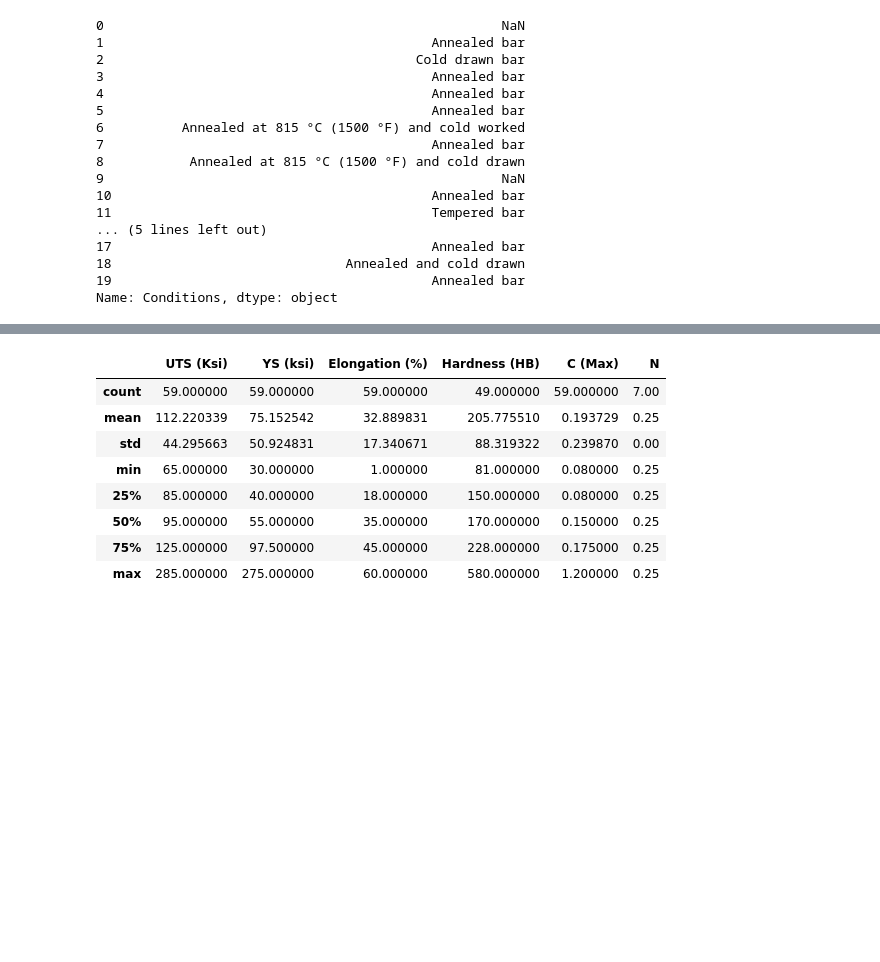
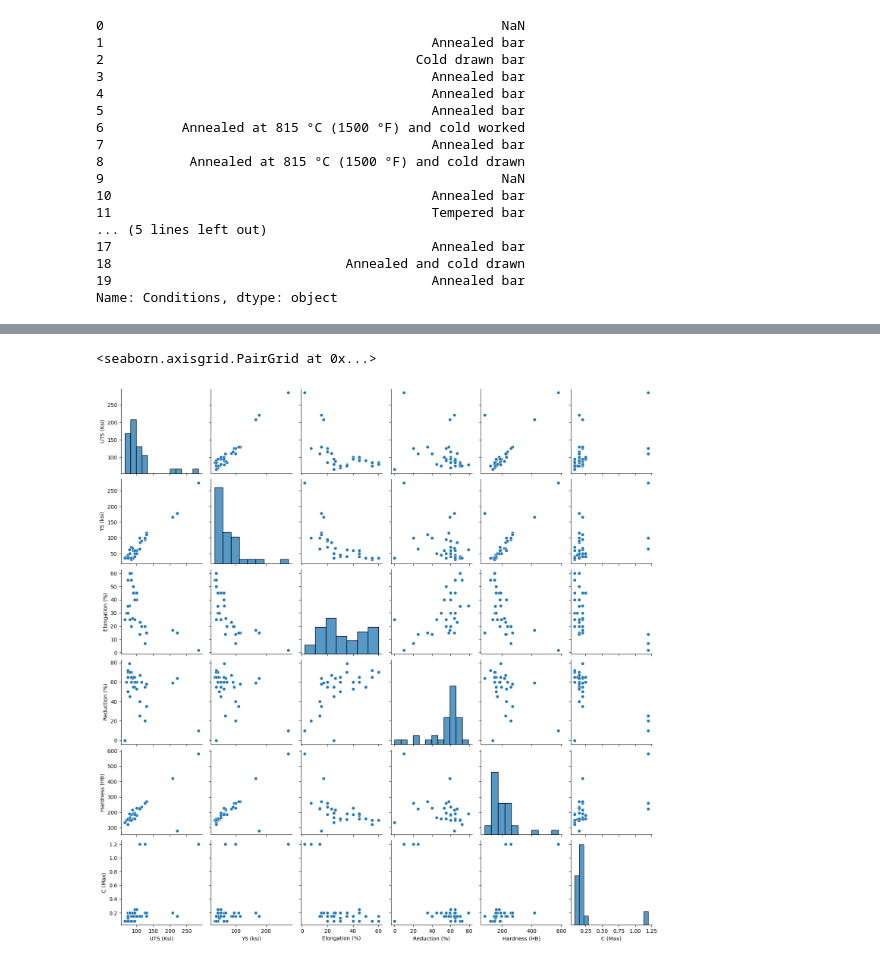
Before and after one commit to nbaggio28/steel-properties-project, a Jupyter notebook: notebooks/stainless_steel.ipynb, the cells around one changed output, grey strips where cells are left out. Saved outputs shown, nothing was run; the diff lists cells and outputs as text; code cells hidden in the pictures; blank space fills up the shorter version.

Commit message:
made pair plots of cleaned up data

```diff
--- a/notebooks/stainless_steel.ipynb
+++ b/notebooks/stainless_steel.ipynb
@@ -75,5 +75,10 @@ stainless_sorted = stainless_df.drop(
         "Mo (Max)", "Ti (Min)",
         "Ti (Max)", "Mn (Min)",
         "Mn (Max)", "UTS (MPa)",
-        "YS (MPa)"
-        })
+        "YS (MPa)", "N"
+        }, index={0,9,26,62,63,64})
+# %%
+
+
+stainless_sorted = stainless_sorted.dropna(axis=0)
+stainless_sorted["Reduction (%)"] = stainless_sorted["Reduction (%)"].str.replace("-","0").astype("float64")
@@ -80,12 +103,7 @@ stainless_sorted = stainless_df.drop(
+# %%
+sns.pairplot(stainless_sorted)
+# %% [output]
+<seaborn.axisgrid.PairGrid at 0x...>
+[figure, added]
 # %%
-stainless_sorted.describe()
+stainless_sorted
-# %% [output]
-|  | UTS (Ksi) | YS (ksi) | Elongation (%) | Hardness (HB) | C (Max) | N |
-| count | 59.000000 | 59.000000 | 59.000000 | 49.000000 | 59.000000 | 7.00 |
-| mean | 112.220339 | 75.152542 | 32.889831 | 205.775510 | 0.193729 | 0.25 |
-| std | 44.295663 | 50.924831 | 17.340671 | 88.319322 | 0.239870 | 0.00 |
-| min | 65.000000 | 30.000000 | 1.000000 | 81.000000 | 0.080000 | 0.25 |
-| 25% | 85.000000 | 40.000000 | 18.000000 | 150.000000 | 0.080000 | 0.25 |
-| 50% | 95.000000 | 55.000000 | 35.000000 | 170.000000 | 0.150000 | 0.25 |
-| 75% | 125.000000 | 97.500000 | 45.000000 | 228.000000 | 0.175000 | 0.25 |
-| max | 285.000000 | 275.000000 | 60.000000 | 580.000000 | 1.200000 | 0.25 |
```
Also changed, not shown: parts of 3 cells of this notebook, 1 other file.
